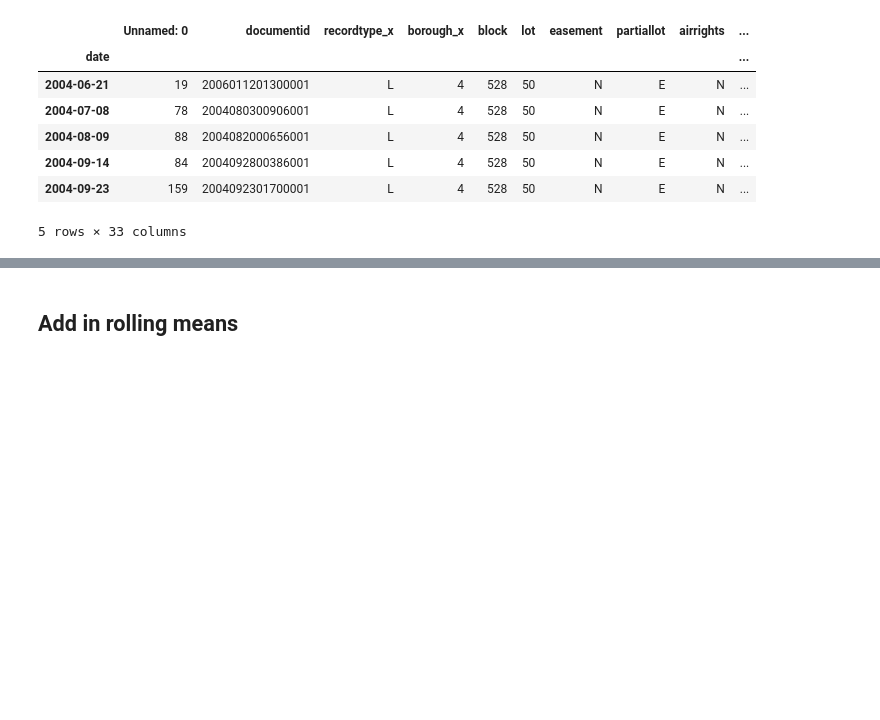
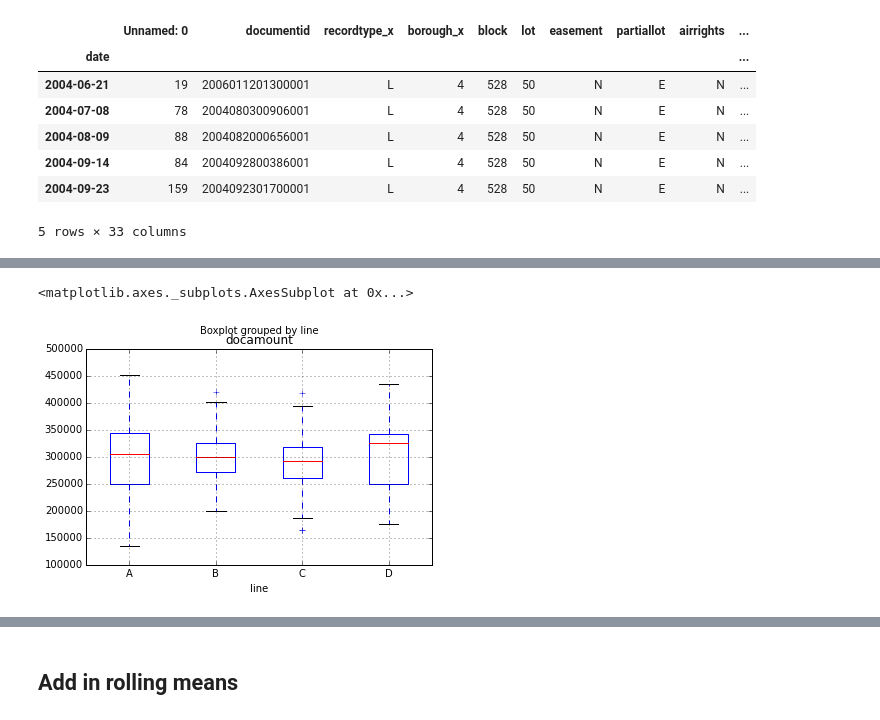
Before and after one commit to Jwerberg/slideruleprojects, a Jupyter notebook: Capstone Milestone Report.ipynb, the cells around one changed output, grey strips where cells are left out. Drawn from its saved outputs; the diff is of its cells as text; code cells hidden in the pictures; blank space fills up the shorter version.

```diff
--- a/Capstone Milestone Report.ipynb
+++ b/Capstone Milestone Report.ipynb
@@ -159,0 +165,5 @@ sales.head()
+# %%
+sales.boxplot(column='docamount',by='line')
+# %% [output]
+<matplotlib.axes._subplots.AxesSubplot at 0x...>
+[figure, added]
```
Also changed, not shown: parts of 8 cells of this notebook.
